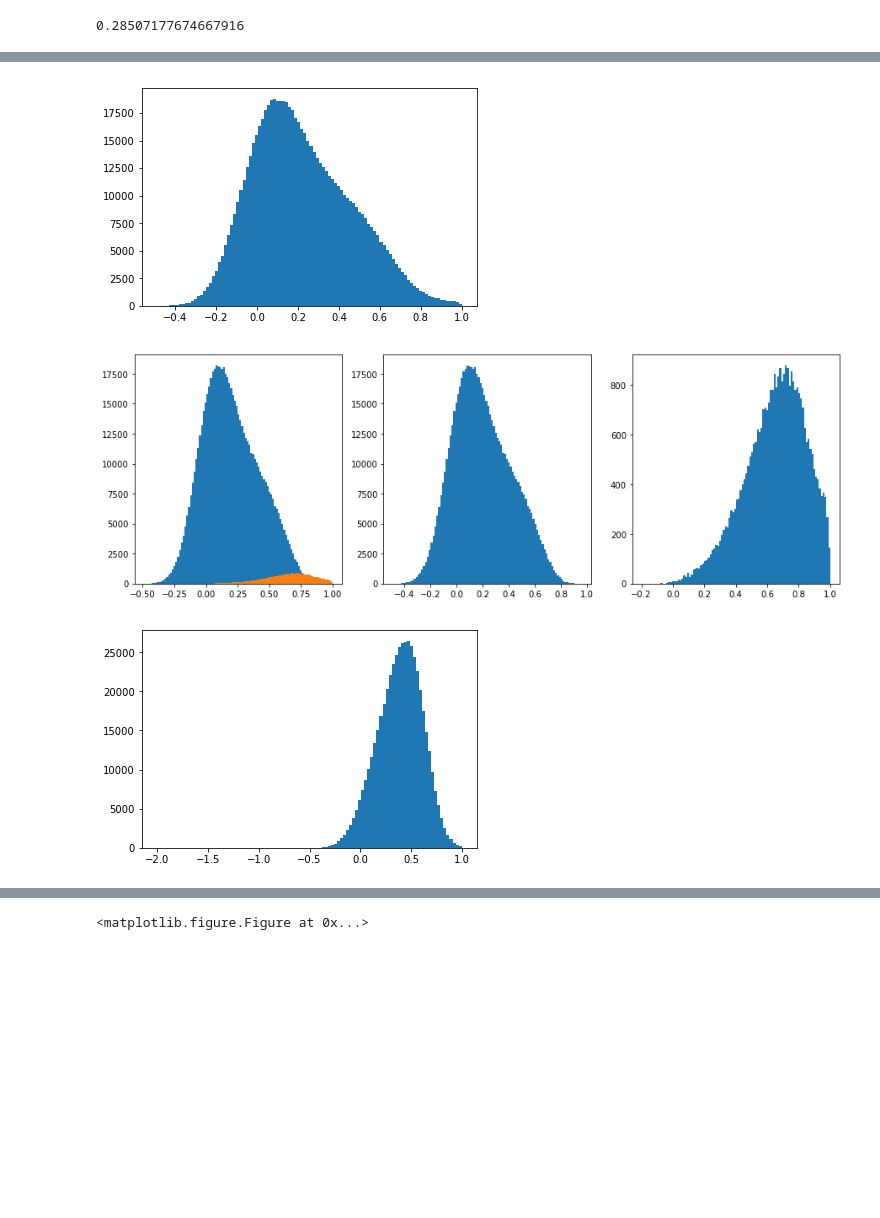
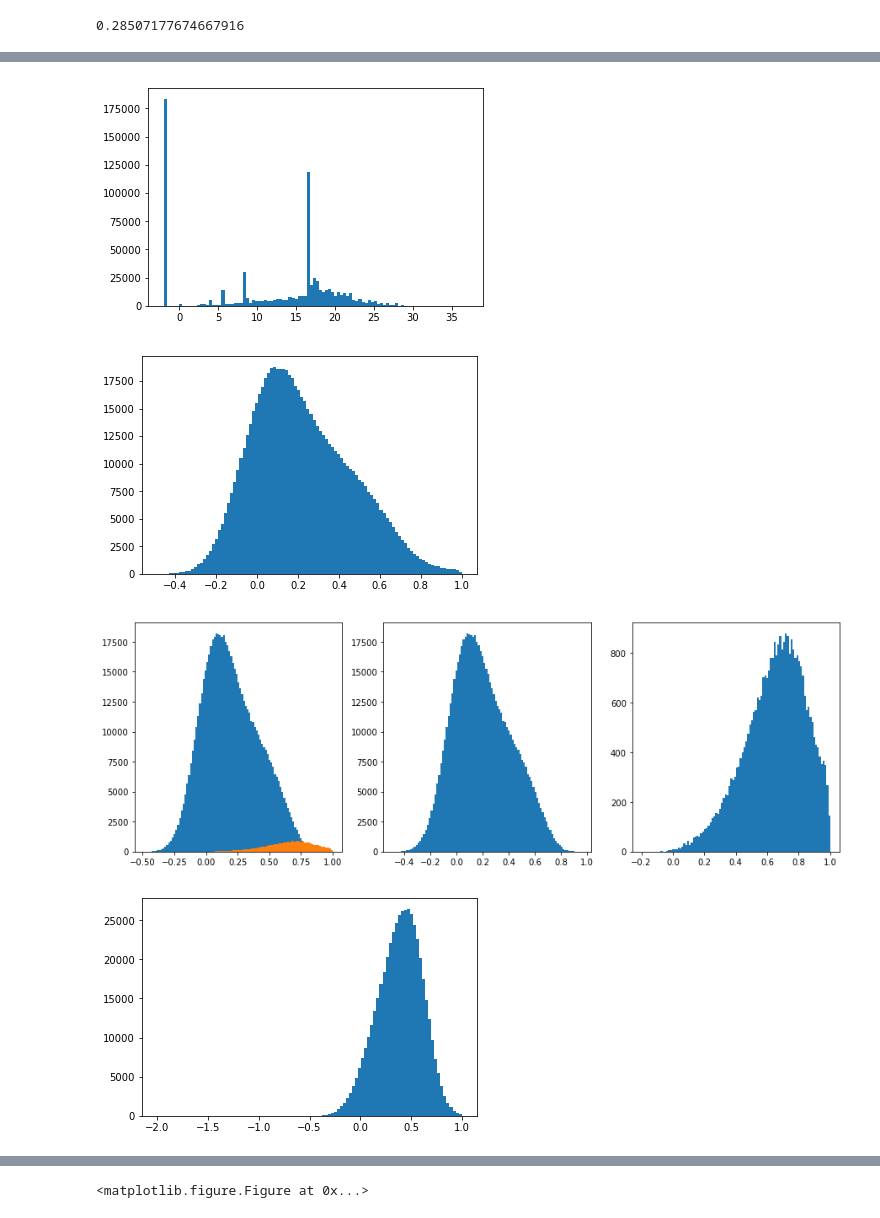
Before and after one commit to SorokinV/SberBank-2017-09-A, a Jupyter notebook: Jupyter/exp-baseline.ipynb, the cells around one changed output, grey strips where cells are left out. Drawn from its saved outputs; the diff is of its cells as text; code cells hidden in the pictures; blank space fills up the shorter version.

```diff
--- a/Jupyter/exp-baseline.ipynb
+++ b/Jupyter/exp-baseline.ipynb
@@ -339,6 +341,9 @@ dftrain.target.mean()
 # %%
 dftrain['w2v_pq1'] = -2.0
 dftest ['w2v_pq1'] = -2.0
+
+dftrain['w2v_wmd'] = -2.0
+dftest ['w2v_wmd'] = -2.0
 
 for name, df in [('train', dftrain), ('test', dftest)]:
     df1 = [];
@@ -379,6 +384,8 @@ for name, df in [('train', dftrain), ('test', dftest)]:
                                                     [unicode(qqx,'utf-8') for qqx in qq])
             except : row1.w2v_pq1 = -2.0
 
+            row1.w2v_wmd = model2.wmdistance(pp,qq)
+
             '''
             question  = uniq_wordsX(row1.question)
             paragraph = uniq_wordsX(row1.paragraph)
@@ -478,0 +489,3 @@ dftrain.target = dftrain.ttarget
+# %%
+dftrain.loc[(np.isinf(dftrain.w2v_wmd)),'w2v_wmd']=-2
+dftrain[(np.isinf(dftrain.w2v_wmd))].head()
@@ -479,17 +495,19 @@ dftrain.target = dftrain.ttarget
 # %%
+plt.hist(dftrain.w2v_wmd,bins=100); plt.show()
 plt.hist(dftrain.w2v_pq1,bins=100); plt.show()
 plt.figure(figsize=(15,5))
 plt.subplot(131);
 plt.hist(dftrain.w2v_pq1[dftrain.target==0],bins=100);
 plt.hist(dftrain.w2v_pq1[dftrain.target==1],bins=100);
 plt.subplot(132);
 plt.hist(dftrain.w2v_pq1[dftrain.target==0],bins=100);
 plt.subplot(133);
 plt.hist(dftrain.w2v_pq1[dftrain.target==1],bins=100);
 plt.show()
 plt.hist(dftest.w2v_pq1,bins=100); plt.show()
 dftrain.w2v_pq1.min(),dftrain.w2v_pq1.max(),dftest.w2v_pq1.max(), len(dftrain[dftrain.w2v_pq1==-2]), len(dftest[dftest.w2v_pq1==-2])
 # %% [output]
-[figure, old version]
+[figure, new version]
-[figure, old version]
+[figure, new version]
-[figure, old version]
+[figure, new version]
+[figure, added]
```
Also changed, not shown: parts of 18 cells of this notebook, 1 other file.
